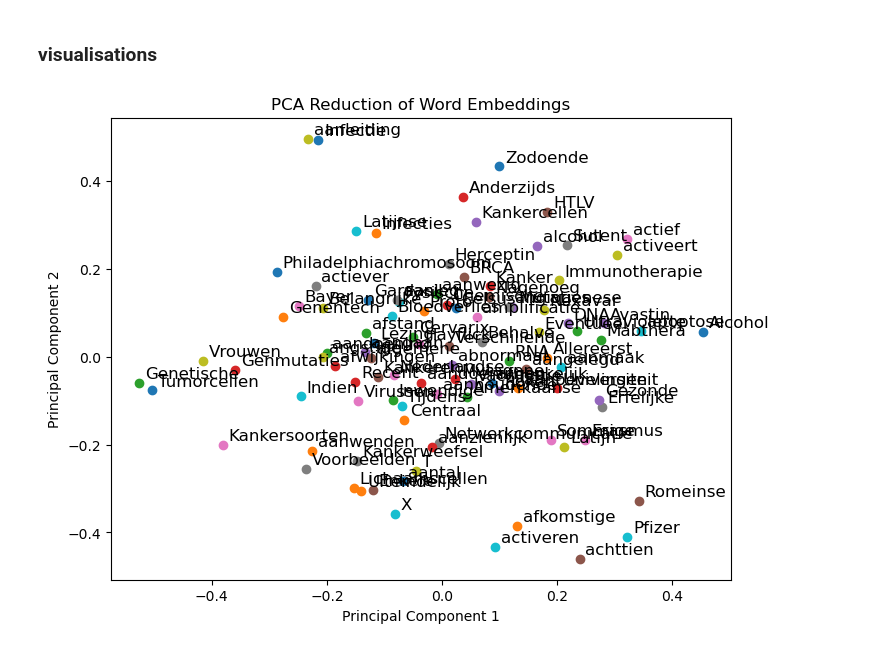
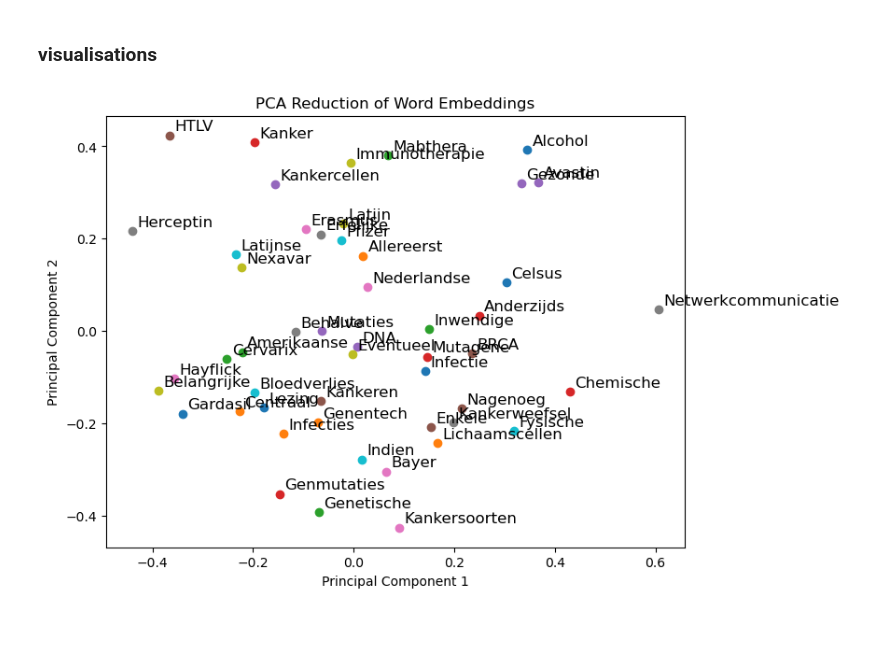
Before and after one commit to ishofstede/modelleren_van_kanker, a Jupyter notebook: casus_b/opdracht3.ipynb, the cells around one changed output. Drawn from its saved outputs; the diff is of its cells as text; code cells hidden in the pictures.

```diff
--- a/casus_b/opdracht3.ipynb
+++ b/casus_b/opdracht3.ipynb
@@ -197,32 +195,32 @@ def compute_pca(X, n_components):
     # Sorteer de eigenvectoren op basis van eigenwaarden (van hoog naar laag)
     sorted_indices = np.argsort(eigenvalues)[::-1]
     top_eigenvectors = eigenvectors[:, sorted_indices[:n_components]]
 
     # Projecteer de data op de belangrijkste eigenvectoren
     reduced_data = np.dot(X_normalized, top_eigenvectors)
 
     return reduced_data
 
 
 # List of words from the vocabulary (choose a subset for visualization)
-words = list(word_vector.keys())[:100]  # Let's take the first 100 words for example
+words = list(word_vector.keys())[:50]  # take first 100 words
 
 # Get the embeddings for the words in the vocab (use word_vector dictionary)
 embeddings = np.array([word_vector[word] for word in words])
 
 # Perform PCA to reduce to 2 dimensions
 reduced_embeddings = compute_pca(embeddings, n_components=2)
 
 # Plot the words in 2D space
 plt.figure(figsize=(8, 6))
 for i, word in enumerate(words):
     x, y = reduced_embeddings[i]
     plt.scatter(x, y)
     plt.text(x + 0.01, y + 0.01, word, fontsize=12)
 
 plt.xlabel('Principal Component 1')
 plt.ylabel('Principal Component 2')
 plt.title('PCA Reduction of Word Embeddings')
 plt.show()
 # %% [output]
-[figure, old version]
+[figure, new version]
```
Also changed, not shown: parts of 3 cells of this notebook.
